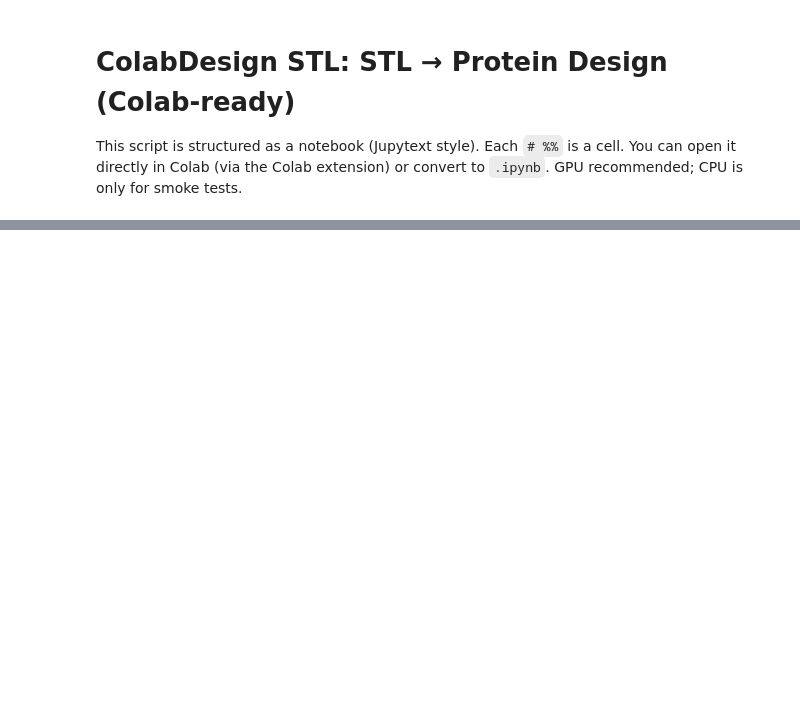
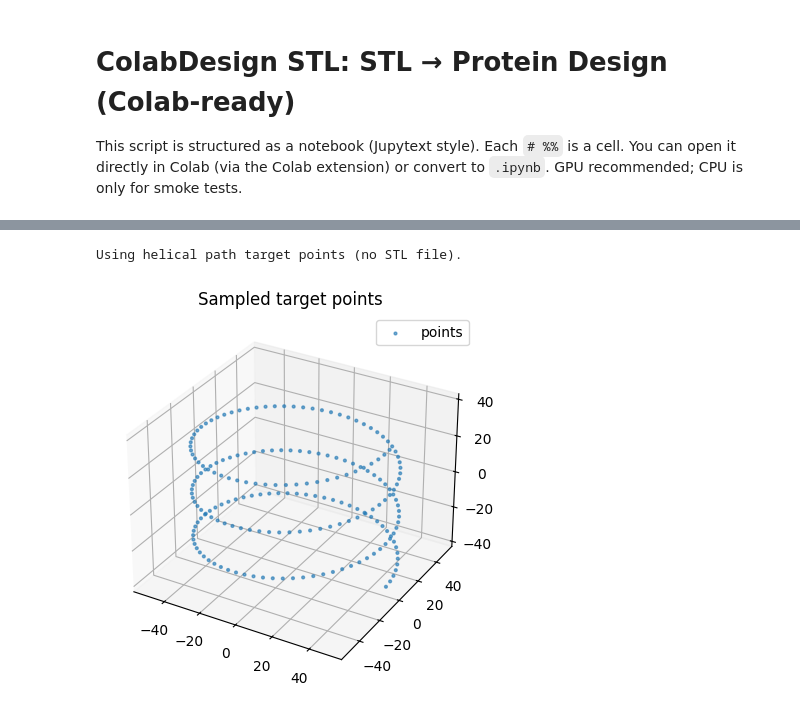
Before and after one commit to ib565/colabdesign-stl, a Jupyter notebook: examples/colab_stl_notebook.ipynb, the cells around one changed output, grey strips where cells are left out. Drawn from its saved outputs; the diff is of its cells as text; code cells hidden in the pictures; blank space fills up the shorter version.

```diff
--- a/examples/colab_stl_notebook.ipynb
+++ b/examples/colab_stl_notebook.ipynb
@@ -10,8 +10,8 @@ USE_HELIX_PATH = True                  # True → use parametric helix points in
 STL_PATH = "examples/helix.stl"        # Path to your STL (upload or generate below)
 OUT_DIR = "outputs/colab_helix"        # Where to save sequence/PDB/plot
 PROTEIN_LENGTH = 100
-NUM_TARGET_POINTS = 200                # For helix path: points along path; for STL: samples from surface
-TARGET_EXTENT = 100.0                  # Å; longest dimension after scaling
+NUM_TARGET_POINTS = 100                # For helix path: points along path; for STL: samples from surface
+TARGET_EXTENT = 40.0                  # Å; longest dimension after scaling
 SAMPLE_SEED = 0                        # -1 or None for stochastic sampling (STL only)
 RUN_SEED = 0                           # Restart seed for ColabDesign
 SOFT_ITERS = 200
@@ -25,9 +25,9 @@ DATA_DIR = "/content/data_dir"                        # Path to AlphaFold params
 AUTO_DOWNLOAD_PARAMS = True           # Set True to auto-download AF params (~3.5 GB) into DATA_DIR if missing
 
 # Helix path parameters (used when USE_HELIX_PATH=True)
-HELIX_RADIUS = 10.0
-HELIX_PITCH = 5.0
-HELIX_TURNS = 3.0
+HELIX_RADIUS = 6.0
+HELIX_PITCH = 8.0
+HELIX_TURNS = 1.5
 # %%
 # Install dependencies (Colab GPU runtime already has CUDA-enabled JAX)
 import sys
@@ -158,21 +168,25 @@ else:
         print("Generated helix STL at", helix_out)
     else:
         print("Using existing STL:", STL_PATH)
+# %% [output]
+Using helical path target points (no STL file).
 # %%
 # Quick visualization of sampled target points (optional)
-DO_POINT_PLOT = False
+DO_POINT_PLOT = True
 
 if DO_POINT_PLOT:
     if USE_HELIX_PATH:
         pts = target_points
     else:
         pts = stl_to_points(
             STL_PATH,
             num_points=NUM_TARGET_POINTS,
             target_extent=TARGET_EXTENT,
             seed=SAMPLE_SEED,
         )
     plot_point_cloud(pts, title="Sampled target points", show=True, save_path=None)
+# %% [output]
+[figure, added]
 # %%
 # Run the design
 out_dir = Path(OUT_DIR)
```
Also changed, not shown: parts of 7 cells of this notebook.
